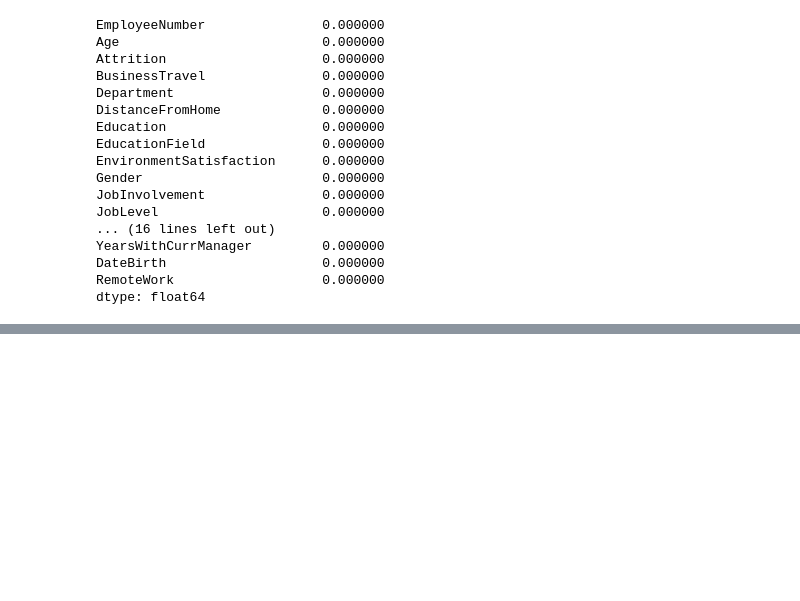
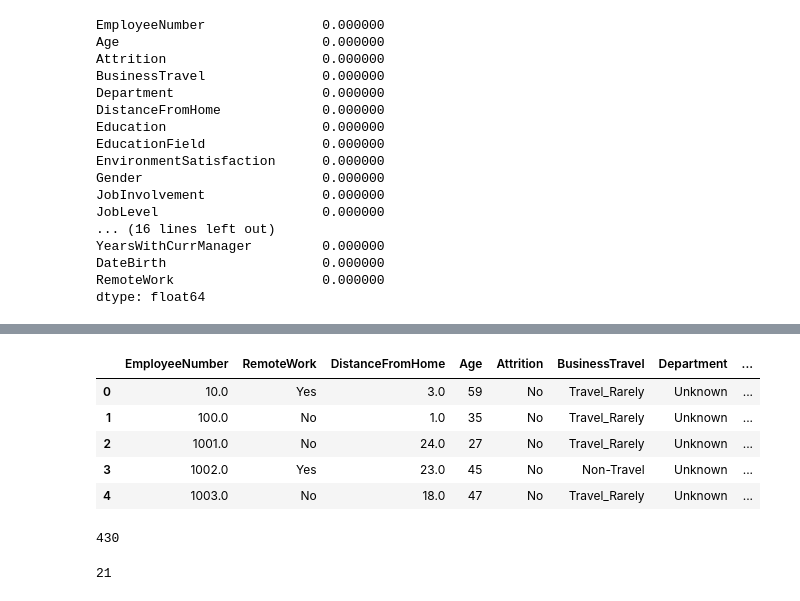
Before and after one commit to Adalab/proyecto-da-promo-b-modulo-3-team-1, a Jupyter notebook: EDA.ipynb, the cells around one changed output, grey strips where cells are left out. Saved outputs shown, nothing was run; the diff lists cells and outputs as text; code cells hidden in the pictures; blank space fills up the shorter version.

Commit message:
Null and duplicates handling

```diff
--- a/EDA.ipynb
+++ b/EDA.ipynb
@@ -1267,0 +1244,55 @@ array(['No', 'Yes'], dtype=object)
+# %%
+
+# Separar las filas donde EmployeeNumber es 'Unknown'
+df_unknown = df_clean[df_clean['EmployeeNumber'] == 'Unknown']
+
+# Filtrar solo las filas donde EmployeeNumber es numérico
+df_numeric = df_clean[pd.to_numeric(df_clean['EmployeeNumber'], errors='coerce').notna()]
+
+# Solución para resolver duplicados en las filas numéricas
+def resolve_duplicates(group):
+    # Para Trabajo Remoto: si hay discrepancias, tomar el valor 'No'
+    if group['RemoteWork'].nunique() > 1:
+        remote_work_value = 'No'
+    else:
+        remote_work_value = group['RemoteWork'].iloc[0]
+
+    # Para Distancia desde casa: tomar el valor más bajo o promediar si son consistentes
+    if group['DistanceFromHome'].nunique() > 1:
+        distance_value = group['DistanceFromHome'].min()  # Tomar el valor más bajo
+    else:
+        distance_value = group['DistanceFromHome'].mean()  # O el promedio si son consistentes
+
+    # Devolver una fila combinada con los valores establecidos
+    return pd.Series({
+        'EmployeeNumber': group['EmployeeNumber'].iloc[0],
+        'RemoteWork': remote_work_value,
+        'DistanceFromHome': distance_value,
+        # Copiar el resto de las columnas
+        **group.drop(columns=['RemoteWork', 'DistanceFromHome']).iloc[0]
+    })
+
+# Agrupar por EmployeeNumber y aplicar la función para resolver duplicados
+df_resolved = df_numeric.groupby('EmployeeNumber').apply(resolve_duplicates).reset_index(drop=True)
+
+# Combinar de nuevo con las filas que tienen EmployeeNumber 'Unknown'
+df_clean_final = pd.concat([df_resolved, df_unknown], ignore_index=True)
+
+# Verificar el resultado
+df_clean_final.head()
+# %% [output]
+|  | EmployeeNumber | RemoteWork | DistanceFromHome | Age | Attrition | BusinessTravel | Department | ... |
+| 0 | 10.0 | Yes | 3.0 | 59 | No | Travel_Rarely | Unknown | ... |
+| 1 | 100.0 | No | 1.0 | 35 | No | Travel_Rarely | Unknown | ... |
+| 2 | 1001.0 | No | 24.0 | 27 | No | Travel_Rarely | Unknown | ... |
+| 3 | 1002.0 | Yes | 23.0 | 45 | No | Non-Travel | Unknown | ... |
+| 4 | 1003.0 | No | 18.0 | 47 | No | Travel_Rarely | Unknown | ... |
+# %%
+df_clean_final['EmployeeNumber'].duplicated().sum().sum()
+# %% [output]
+430
+# %%
+# Check for duplicate rows after the elimination
+df_clean_final.duplicated().sum()
+# %% [output]
+21
```
Also changed, not shown: parts of 17 cells of this notebook.
